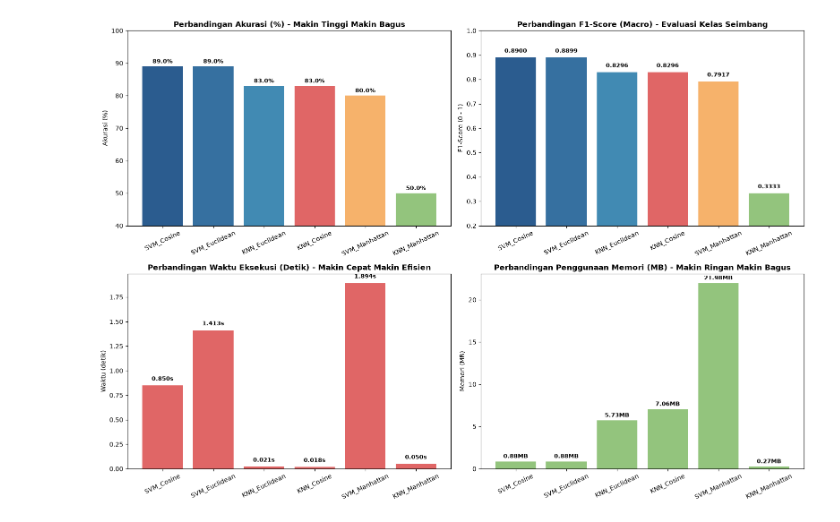
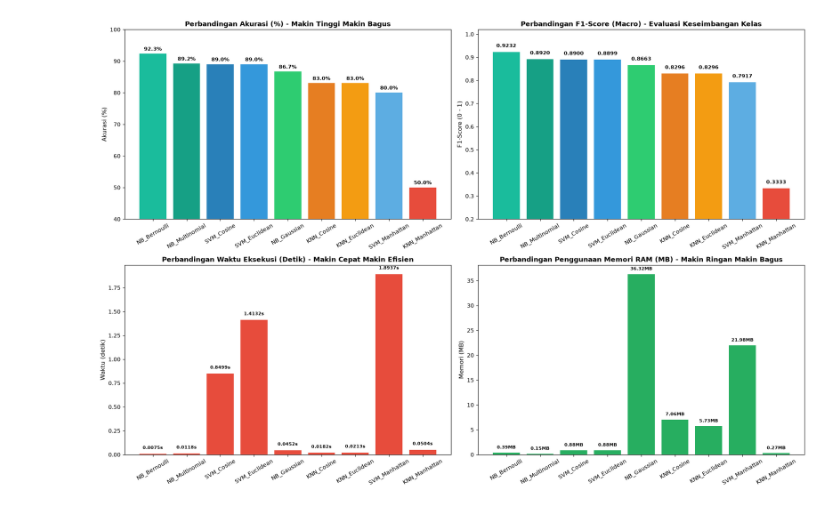
Before and after one commit to M-Aqilaz/HoaxCheckML, a Jupyter notebook: Pengujian_Supervised/Perbandingan.ipynb, the cells around one changed output. Saved outputs shown, nothing was run; the diff lists cells and outputs as text; code cells hidden in the pictures.

Commit message:
fix (naive_bayes)

```diff
--- a/Pengujian_Supervised/Perbandingan.ipynb
+++ b/Pengujian_Supervised/Perbandingan.ipynb
@@ -65,7 +70,7 @@ for file in sorted(glob.glob('*.ipynb')):
                 hasil.append({
                     'Model File': os.path.basename(file).replace('.ipynb', ''),
                     'Algoritma': algo,
-                    'Metrik Jarak': metrik,
+                    'Metrik / Varian': metrik,
                     'Akurasi': acc,
                     'Precision (Macro)': prec,
                     'Recall (Macro)': rec,
@@ -88,44 +96,57 @@ df_master
 # %%
-# Visualisasi Grafik Perbandingan Model
-fig, axes = plt.subplots(2, 2, figsize=(16, 11))
-warna = ['#2b5c8f', '#3670a0', '#418ab3', '#e06666', '#f6b26b', '#93c47d']
+# Visualisasi Grafik Perbandingan Seluruh 9 Model (KNN vs SVM vs Naive Bayes)
+fig, axes = plt.subplots(2, 2, figsize=(18, 12))
+
+# Palet warna tematik per model
+color_map = {
+    'NB_Bernoulli': '#1abc9c',
+    'NB_Multinomial': '#16a085',
+    'NB_Gaussian': '#2ecc71',
+    'SVM_Cosine': '#2980b9',
+    'SVM_Euclidean': '#3498db',
+    'SVM_Manhattan': '#5dade2',
+    'KNN_Cosine': '#e67e22',
+    'KNN_Euclidean': '#f39c12',
+    'KNN_Manhattan': '#e74c3c'
+}
+model_colors = [color_map.get(m, '#95a5a6') for m in df_master['Model File']]
 
 # 1. Akurasi
-axes[0, 0].bar(df_master['Model File'], df_master['Akurasi'] * 100, color=warna[:len(df_master)])
-axes[0, 0].set_title('Perbandingan Akurasi (%) - Makin Tinggi Makin Bagus', fontweight='bold')
-axes[0, 0].set_ylabel('Akurasi (%)')
+bars0 = axes[0, 0].bar(df_master['Model File'], df_master['Akurasi'] * 100, color=model_colors)
+axes[0, 0].set_title('Perbandingan Akurasi (%) - Makin Tinggi Makin Bagus', fontweight='bold', fontsize=12)
+axes[0, 0].set_ylabel('Akurasi (%)', fontsize=11)
 axes[0, 0].set_ylim(40, 100)
-axes[0, 0].tick_params(axis='x', rotation=25)
-for i, v in enumerate(df_master['Akurasi']):
-    axes[0, 0].text(i, v * 100 + 1, f"{v*100:.1f}%", ha='center', fontsize=9, fontweight='bold')
+axes[0, 0].tick_params(axis='x', rotation=30)
+for bar, v in zip(bars0, df_master['Akurasi']):
+    axes[0, 0].text(bar.get_x() + bar.get_width()/2, v * 100 + 1, f"{v*100:.1f}%", ha='center', fontsize=9, fontweight='bold')
 
 # 2. F1-Score (Macro)
-axes[0, 1].bar(df_master['Model File'], df_master['F1-Score (Macro)'], color=warna[:len(df_master)])
-axes[0, 1].set_title('Perbandingan F1-Score (Macro) - Evaluasi Kelas Seimbang', fontweight='bold')
-axes[0, 1].set_ylabel('F1-Score (0 - 1)')
-axes[0, 1].set_ylim(0.2, 1.0)
-axes[0, 1].tick_params(axis='x', rotation=25)
-for i, v in enumerate(df_master['F1-Score (Macro)']):
-    axes[0, 1].text(i, v + 0.02, f"{v:.4f}", ha='center', fontsize=9, fontweight='bold')
+bars1 = axes[0, 1].bar(df_master['Model File'], df_master['F1-Score (Macro)'], color=model_colors)
+axes[0, 1].set_title('Perbandingan F1-Score (Macro) - Evaluasi Keseimbangan Kelas', fontweight='bold', fontsize=12)
+axes[0, 1].set_ylabel('F1-Score (0 - 1)', fontsize=11)
+axes[0, 1].set_ylim(0.2, 1.02)
+axes[0, 1].tick_params(axis='x', rotation=30)
+for bar, v in zip(bars1, df_master['F1-Score (Macro)']):
+    axes[0, 1].text(bar.get_x() + bar.get_width()/2, v + 0.02, f"{v:.4f}", ha='center', fontsize=9, fontweight='bold')
 
 # 3. Waktu Eksekusi
-axes[1, 0].bar(df_master['Model File'], df_master['Waktu (s)'], color='#e06666')
-axes[1, 0].set_title('Perbandingan Waktu Eksekusi (Detik) - Makin Cepat Makin Efisien', fontweight='bold')
-axes[1, 0].set_ylabel('Waktu (detik)')
-axes[1, 0].tick_params(axis='x', rotation=25)
-for i, v in enumerate(df_master['Waktu (s)']):
-    axes[1, 0].text(i, v + 0.05, f"{v:.3f}s", ha='center', fontsize=9, fontweight='bold')
+bars2 = axes[1, 0].bar(df_master['Model File'], df_master['Waktu (s)'], color='#e74c3c')
+axes[1, 0].set_title('Perbandingan Waktu Eksekusi (Detik) - Makin Cepat Makin Efisien', fontweight='bold', fontsize=12)
+axes[1, 0].set_ylabel('Waktu (detik)', fontsize=11)
+axes[1, 0].tick_params(axis='x', rotation=30)
+for bar, v in zip(bars2, df_master['Waktu (s)']):
+    axes[1, 0].text(bar.get_x() + bar.get_width()/2, v + 0.05, f"{v:.4f}s", ha='center', fontsize=8, fontweight='bold')
 
 # 4. Penggunaan Memori
-axes[1, 1].bar(df_master['Model File'], df_master['Memori (MB)'], color='#93c47d')
-axes[1, 1].set_title('Perbandingan Penggunaan Memori (MB) - Makin Ringan Makin Bagus', fontweight='bold')
-axes[1, 1].set_ylabel('Memori (MB)')
-axes[1, 1].tick_params(axis='x', rotation=25)
-for i, v in enumerate(df_master['Memori (MB)']):
-    axes[1, 1].text(i, v + 0.4, f"{v:.2f}MB", ha='center', fontsize=9, fontweight='bold')
+bars3 = axes[1, 1].bar(df_master['Model File'], df_master['Memori (MB)'], color='#27ae60')
+axes[1, 1].set_title('Perbandingan Penggunaan Memori RAM (MB) - Makin Ringan Makin Bagus', fontweight='bold', fontsize=12)
+axes[1, 1].set_ylabel('Memori (MB)', fontsize=11)
+axes[1, 1].tick_params(axis='x', rotation=30)
+for bar, v in zip(bars3, df_master['Memori (MB)']):
+    axes[1, 1].text(bar.get_x() + bar.get_width()/2, v + 0.8, f"{v:.2f}MB", ha='center', fontsize=8, fontweight='bold')
 
 plt.tight_layout()
 plt.show()
 # %% [output]
-[figure, old version]
+[figure, new version]
 # %%
```
Also changed, not shown: parts of 7 cells of this notebook, 3 other files.
